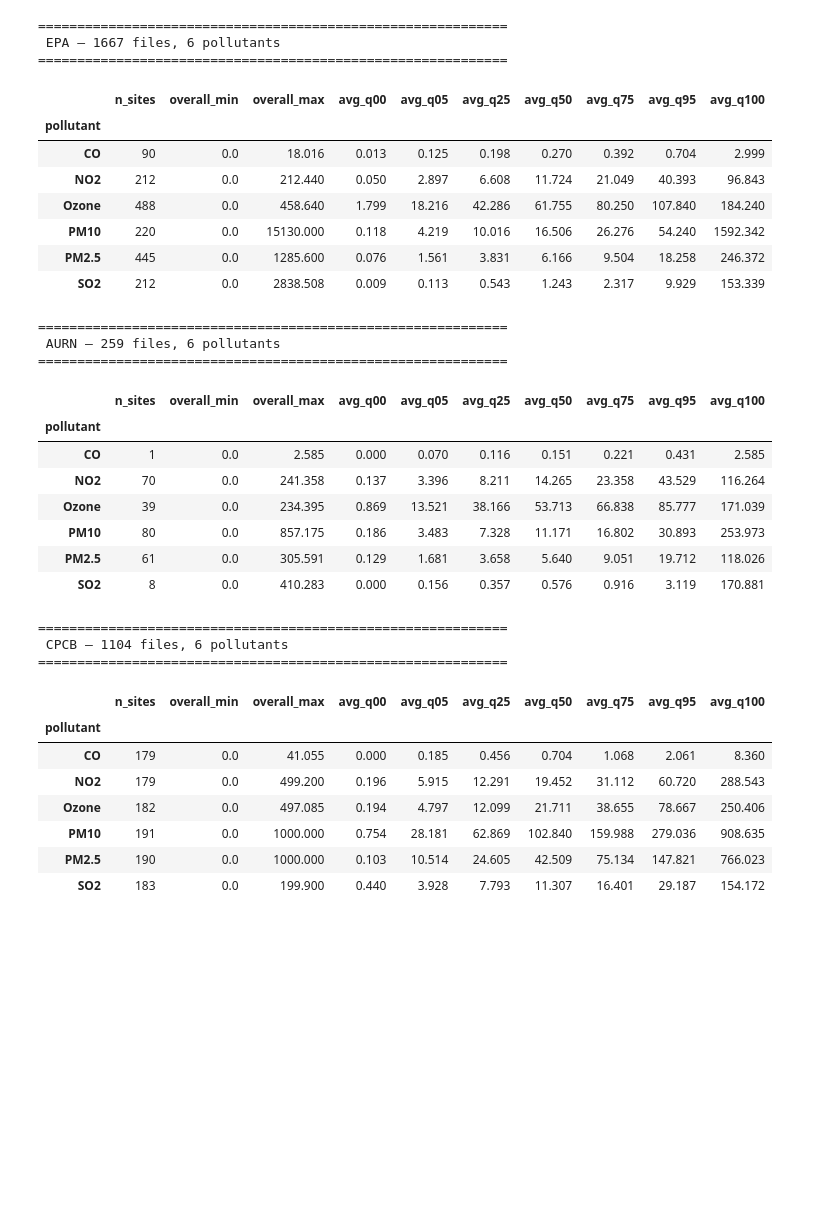
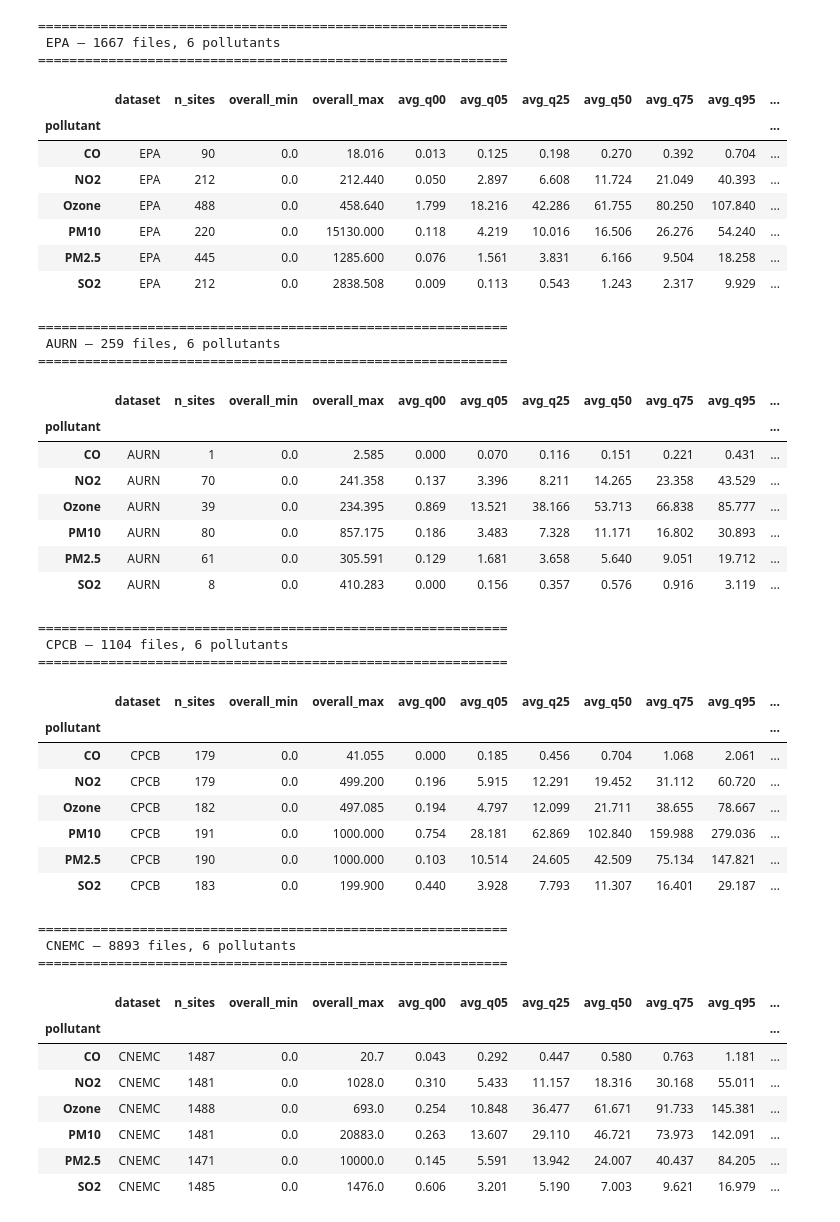
Before and after one commit to Rishi-Bharadwaj/Air-Pollution-Time-Series, a Jupyter notebook: dataset_statistics.ipynb, the cells around one changed output. Cells and saved outputs as stored; diff of their text form; code cells hidden in the pictures; blank space fills up the shorter version.

Commit message:
Added openaq datasets

```diff
--- a/dataset_statistics.ipynb
+++ b/dataset_statistics.ipynb
@@ -7,6 +7,7 @@ imputed_dirs = {
     "EPA": Path("/home/rishi/ML Projects/Air Pollution/EPA/imputed"),
     "AURN": Path("/home/rishi/ML Projects/Air Pollution/AURN/imputed"),
     "CPCB": Path("/home/rishi/ML Projects/Air Pollution/CPCB/sites_imputed"),
+    "CNEMC": Path("/home/rishi/ML Projects/Air Pollution/CNEMC/imputed"),
 }
 
 all_rows = []
@@ -27,60 +28,91 @@ for dataset, imputed_dir in imputed_dirs.items():
             "median": vals.quantile(0.5),
             "q75": vals.quantile(0.75),
             "q95": vals.quantile(0.95),
             "max": vals.max(),
         })
 
 stats = pd.DataFrame(all_rows)
 
+all_summaries = []
 for dataset in imputed_dirs:
     ds = stats[stats["dataset"] == dataset]
     summary = ds.groupby("pollutant").agg(
         n_sites=("file", "count"),
         overall_min=("min", "min"),
         overall_max=("max", "max"),
         avg_q00=("min", "mean"),
         avg_q05=("q05", "mean"),
         avg_q25=("q25", "mean"),
         avg_q50=("median", "mean"),
         avg_q75=("q75", "mean"),
         avg_q95=("q95", "mean"),
         avg_q100=("max", "mean"),
     ).round(3)
+    summary.insert(0, "dataset", dataset)
+    all_summaries.append(summary)
     print(f"\n{'='*60}")
     print(f" {dataset} — {len(ds)} files, {ds['pollutant'].nunique()} pollutants")
     print(f"{'='*60}")
     display(summary)
+
+combined = pd.concat(all_summaries)
+
+# Sites per pollutant per dataset pivot table
+site_counts = stats.groupby(["dataset", "pollutant"]).size().unstack(fill_value=0)
+site_counts = site_counts.reindex(imputed_dirs.keys())
+print(f"\n{'='*60}")
+print(" Sites per pollutant per dataset")
+print(f"{'='*60}")
+display(site_counts)
+
+# Export both tables to Excel
+out_path = "/home/rishi/ML Projects/Air Pollution/dataset_statistics.xlsx"
+with pd.ExcelWriter(out_path) as writer:
+    combined.to_excel(writer, sheet_name="Summary Statistics")
+    site_counts.to_excel(writer, sheet_name="Sites Per Pollutant")
+print(f"\nExported to dataset_statistics.xlsx")
 # %% [output]
 ============================================================
  EPA — 1667 files, 6 pollutants
 ============================================================
-|  | n_sites | overall_min | overall_max | avg_q00 | avg_q05 | avg_q25 | avg_q50 | avg_q75 | avg_q95 | avg_q100 |
-| pollutant |  |  |  |  |  |  |  |  |  |  |
-| CO | 90 | 0.0 | 18.016 | 0.013 | 0.125 | 0.198 | 0.270 | 0.392 | 0.704 | 2.999 |
-| NO2 | 212 | 0.0 | 212.440 | 0.050 | 2.897 | 6.608 | 11.724 | 21.049 | 40.393 | 96.843 |
-| Ozone | 488 | 0.0 | 458.640 | 1.799 | 18.216 | 42.286 | 61.755 | 80.250 | 107.840 | 184.240 |
-| PM10 | 220 | 0.0 | 15130.000 | 0.118 | 4.219 | 10.016 | 16.506 | 26.276 | 54.240 | 1592.342 |
-| PM2.5 | 445 | 0.0 | 1285.600 | 0.076 | 1.561 | 3.831 | 6.166 | 9.504 | 18.258 | 246.372 |
-| SO2 | 212 | 0.0 | 2838.508 | 0.009 | 0.113 | 0.543 | 1.243 | 2.317 | 9.929 | 153.339 |
+|  | dataset | n_sites | overall_min | overall_max | avg_q00 | avg_q05 | avg_q25 | avg_q50 | avg_q75 | avg_q95 | ... |
+| pollutant |  |  |  |  |  |  |  |  |  |  | ... |
+| CO | EPA | 90 | 0.0 | 18.016 | 0.013 | 0.125 | 0.198 | 0.270 | 0.392 | 0.704 | ... |
+| NO2 | EPA | 212 | 0.0 | 212.440 | 0.050 | 2.897 | 6.608 | 11.724 | 21.049 | 40.393 | ... |
+| Ozone | EPA | 488 | 0.0 | 458.640 | 1.799 | 18.216 | 42.286 | 61.755 | 80.250 | 107.840 | ... |
+| PM10 | EPA | 220 | 0.0 | 15130.000 | 0.118 | 4.219 | 10.016 | 16.506 | 26.276 | 54.240 | ... |
+| PM2.5 | EPA | 445 | 0.0 | 1285.600 | 0.076 | 1.561 | 3.831 | 6.166 | 9.504 | 18.258 | ... |
+| SO2 | EPA | 212 | 0.0 | 2838.508 | 0.009 | 0.113 | 0.543 | 1.243 | 2.317 | 9.929 | ... |
 ============================================================
  AURN — 259 files, 6 pollutants
 ============================================================
-|  | n_sites | overall_min | overall_max | avg_q00 | avg_q05 | avg_q25 | avg_q50 | avg_q75 | avg_q95 | avg_q100 |
-| pollutant |  |  |  |  |  |  |  |  |  |  |
-| CO | 1 | 0.0 | 2.585 | 0.000 | 0.070 | 0.116 | 0.151 | 0.221 | 0.431 | 2.585 |
-| NO2 | 70 | 0.0 | 241.358 | 0.137 | 3.396 | 8.211 | 14.265 | 23.358 | 43.529 | 116.264 |
-| Ozone | 39 | 0.0 | 234.395 | 0.869 | 13.521 | 38.166 | 53.713 | 66.838 | 85.777 | 171.039 |
-| PM10 | 80 | 0.0 | 857.175 | 0.186 | 3.483 | 7.328 | 11.171 | 16.802 | 30.893 | 253.973 |
-| PM2.5 | 61 | 0.0 | 305.591 | 0.129 | 1.681 | 3.658 | 5.640 | 9.051 | 19.712 | 118.026 |
-| SO2 | 8 | 0.0 | 410.283 | 0.000 | 0.156 | 0.357 | 0.576 | 0.916 | 3.119 | 170.881 |
+|  | dataset | n_sites | overall_min | overall_max | avg_q00 | avg_q05 | avg_q25 | avg_q50 | avg_q75 | avg_q95 | ... |
+| pollutant |  |  |  |  |  |  |  |  |  |  | ... |
+| CO | AURN | 1 | 0.0 | 2.585 | 0.000 | 0.070 | 0.116 | 0.151 | 0.221 | 0.431 | ... |
+| NO2 | AURN | 70 | 0.0 | 241.358 | 0.137 | 3.396 | 8.211 | 14.265 | 23.358 | 43.529 | ... |
+| Ozone | AURN | 39 | 0.0 | 234.395 | 0.869 | 13.521 | 38.166 | 53.713 | 66.838 | 85.777 | ... |
+| PM10 | AURN | 80 | 0.0 | 857.175 | 0.186 | 3.483 | 7.328 | 11.171 | 16.802 | 30.893 | ... |
+| PM2.5 | AURN | 61 | 0.0 | 305.591 | 0.129 | 1.681 | 3.658 | 5.640 | 9.051 | 19.712 | ... |
+| SO2 | AURN | 8 | 0.0 | 410.283 | 0.000 | 0.156 | 0.357 | 0.576 | 0.916 | 3.119 | ... |
 ============================================================
  CPCB — 1104 files, 6 pollutants
 ============================================================
-|  | n_sites | overall_min | overall_max | avg_q00 | avg_q05 | avg_q25 | avg_q50 | avg_q75 | avg_q95 | avg_q100 |
-| pollutant |  |  |  |  |  |  |  |  |  |  |
-| CO | 179 | 0.0 | 41.055 | 0.000 | 0.185 | 0.456 | 0.704 | 1.068 | 2.061 | 8.360 |
-| NO2 | 179 | 0.0 | 499.200 | 0.196 | 5.915 | 12.291 | 19.452 | 31.112 | 60.720 | 288.543 |
-| Ozone | 182 | 0.0 | 497.085 | 0.194 | 4.797 | 12.099 | 21.711 | 38.655 | 78.667 | 250.406 |
-| PM10 | 191 | 0.0 | 1000.000 | 0.754 | 28.181 | 62.869 | 102.840 | 159.988 | 279.036 | 908.635 |
-| PM2.5 | 190 | 0.0 | 1000.000 | 0.103 | 10.514 | 24.605 | 42.509 | 75.134 | 147.821 | 766.023 |
-| SO2 | 183 | 0.0 | 199.900 | 0.440 | 3.928 | 7.793 | 11.307 | 16.401 | 29.187 | 154.172 |
+|  | dataset | n_sites | overall_min | overall_max | avg_q00 | avg_q05 | avg_q25 | avg_q50 | avg_q75 | avg_q95 | ... |
+| pollutant |  |  |  |  |  |  |  |  |  |  | ... |
+| CO | CPCB | 179 | 0.0 | 41.055 | 0.000 | 0.185 | 0.456 | 0.704 | 1.068 | 2.061 | ... |
+| NO2 | CPCB | 179 | 0.0 | 499.200 | 0.196 | 5.915 | 12.291 | 19.452 | 31.112 | 60.720 | ... |
+| Ozone | CPCB | 182 | 0.0 | 497.085 | 0.194 | 4.797 | 12.099 | 21.711 | 38.655 | 78.667 | ... |
+| PM10 | CPCB | 191 | 0.0 | 1000.000 | 0.754 | 28.181 | 62.869 | 102.840 | 159.988 | 279.036 | ... |
+| PM2.5 | CPCB | 190 | 0.0 | 1000.000 | 0.103 | 10.514 | 24.605 | 42.509 | 75.134 | 147.821 | ... |
+| SO2 | CPCB | 183 | 0.0 | 199.900 | 0.440 | 3.928 | 7.793 | 11.307 | 16.401 | 29.187 | ... |
+============================================================
+ CNEMC — 8893 files, 6 pollutants
+============================================================
+|  | dataset | n_sites | overall_min | overall_max | avg_q00 | avg_q05 | avg_q25 | avg_q50 | avg_q75 | avg_q95 | ... |
+| pollutant |  |  |  |  |  |  |  |  |  |  | ... |
+| CO | CNEMC | 1487 | 0.0 | 20.7 | 0.043 | 0.292 | 0.447 | 0.580 | 0.763 | 1.181 | ... |
+| NO2 | CNEMC | 1481 | 0.0 | 1028.0 | 0.310 | 5.433 | 11.157 | 18.316 | 30.168 | 55.011 | ... |
+| Ozone | CNEMC | 1488 | 0.0 | 693.0 | 0.254 | 10.848 | 36.477 | 61.671 | 91.733 | 145.381 | ... |
+| PM10 | CNEMC | 1481 | 0.0 | 20883.0 | 0.263 | 13.607 | 29.110 | 46.721 | 73.973 | 142.091 | ... |
+| PM2.5 | CNEMC | 1471 | 0.0 | 10000.0 | 0.145 | 5.591 | 13.942 | 24.007 | 40.437 | 84.205 | ... |
+| SO2 | CNEMC | 1485 | 0.0 | 1476.0 | 0.606 | 3.201 | 5.190 | 7.003 | 9.621 | 16.979 | ... |
```
Also changed, not shown: parts of 2 cells of this notebook, 6 other files.
